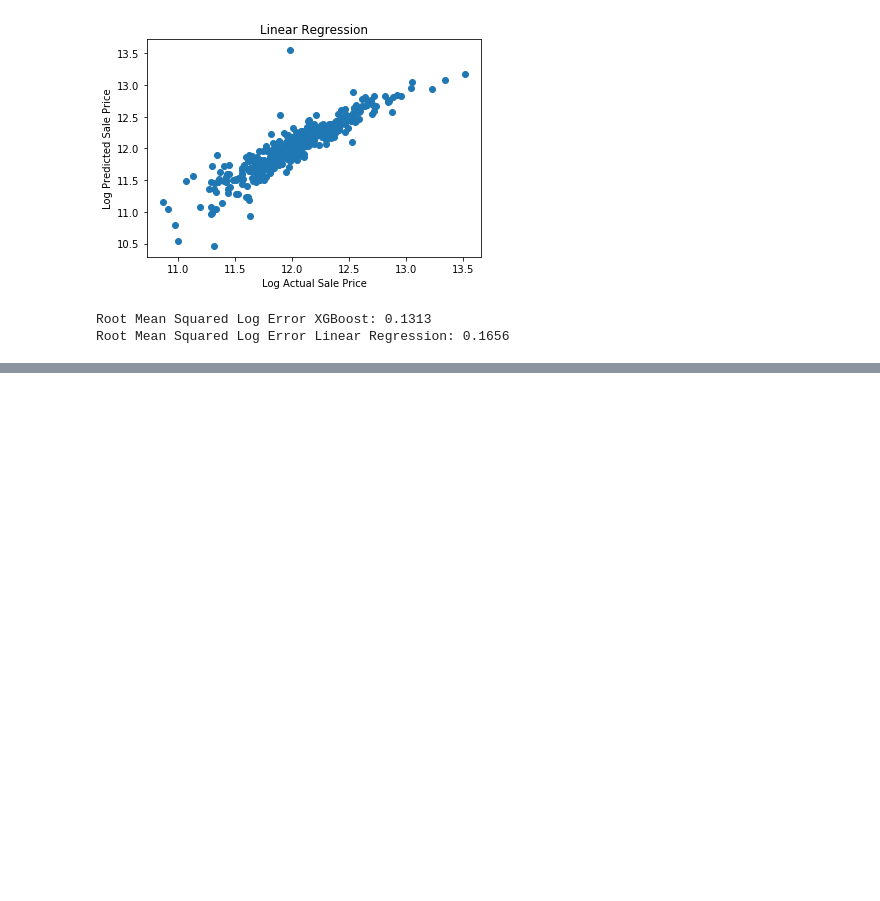
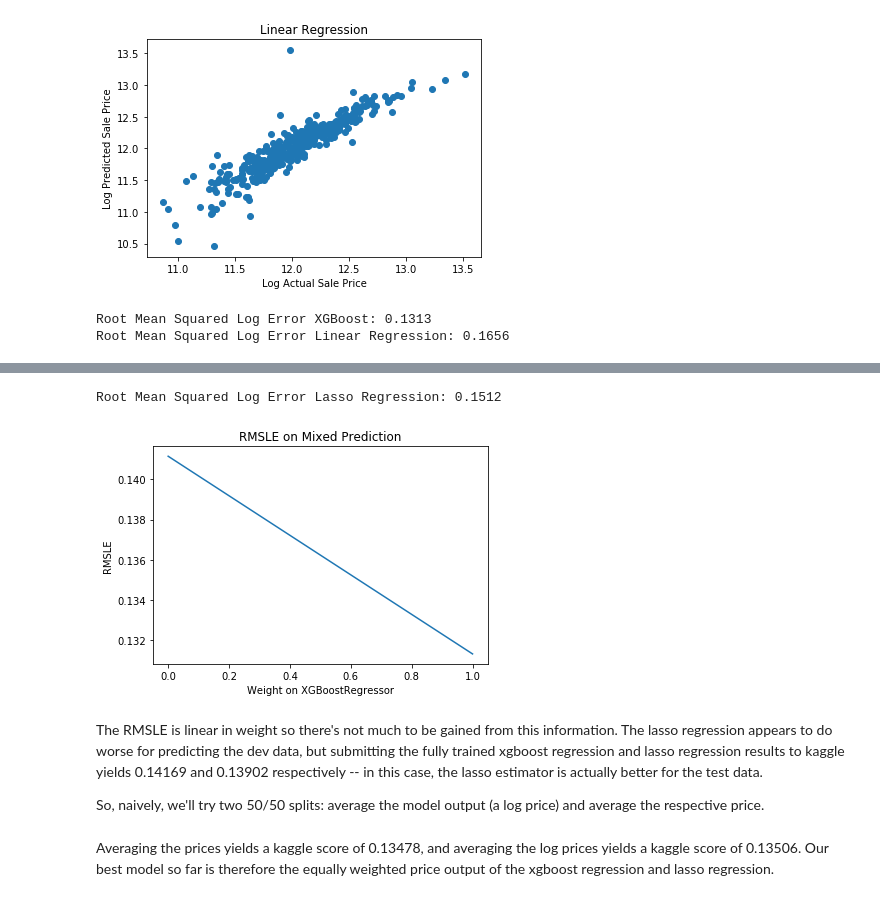
Before and after one commit to miwamoto/kaggle_housing, a Jupyter notebook: W207_Final.ipynb, the cells around one changed output, grey strips where cells are left out. Saved outputs shown, nothing was run; the diff lists cells and outputs as text; code cells hidden in the pictures; blank space fills up the shorter version.

Commit message:
Lasso regression, some kaggle results

```diff
--- a/W207_Final.ipynb
+++ b/W207_Final.ipynb
@@ -656,0 +708,36 @@ Root Mean Squared Log Error XGBoost: 0.0632
+# %%
+# Use same features as xgboost with a lasso regression
+
+lasso_optim = Lasso(max_iter=1e5, alpha=0.0007)
+lasso_optim.fit(train_X_xgb, train_y_xgb)
+print("Root Mean Squared Log Error Lasso Regression: {:,.4f}"
+      .format(mean_squared_error(np.log(dev_y), lasso_optim.predict(dev_X_xgb)) ** 0.5))
+
+lasso_optim_all_train = lasso_optim.fit(all_xgb_X, all_xgb_y)
+lasso_predictions = pd.concat([test.Id, pd.Series(np.exp(lasso_optim_all_train.predict(test_xgb)), name='SalePrice')], axis=1)
+lasso_predictions.to_csv('Output_lasso.csv', index=False)
+# %% [output]
+Root Mean Squared Log Error Lasso Regression: 0.1512
+# %%
+# Combine the two predictions to determine the best mixing weight
+
+xgb_weight = [x/20 for x in range(21)]
+mixed_rmsle = []
+pred_xgb = xgb_optim.predict(dev_X_xgb)
+pred_lasso = lasso_optim.predict(dev_X_xgb)
+for x in xgb_weight:
+    wtd_pred = x * pred_xgb + (1 - x) * pred_lasso
+    rmsle = mean_squared_error(np.log(dev_y), wtd_pred) ** 0.5
+    mixed_rmsle.append(rmsle)
+
+plt.plot(xgb_weight, mixed_rmsle)
+plt.title('RMSLE on Mixed Prediction')
+plt.xlabel('Weight on XGBoostRegressor')
+plt.ylabel('RMSLE')
+plt.show()
+# %% [output]
+[figure, added]
+# %% [markdown]
+The RMSLE is linear in weight so there's not much to be gained from this information. The lasso regression appears to do worse for predicting the dev data, but submitting the fully trained xgboost regression and lasso regression results to kaggle yields 0.14169 and 0.13902 respectively -- in this case, the lasso estimator is actually better for the test data.
+
+So, naively, we'll try two 50/50 splits: average the model output (a log price) and average the respective price.
@@ -656,0 +752,2 @@ Root Mean Squared Log Error XGBoost: 0.0632
+# %% [markdown]
+Averaging the prices yields a kaggle score of 0.13478, and averaging the log prices yields a kaggle score of 0.13506. Our best model so far is therefore the equally weighted price output of the xgboost regression and lasso regression.
```
Also changed, not shown: parts of 4 cells of this notebook, 5 other files.
